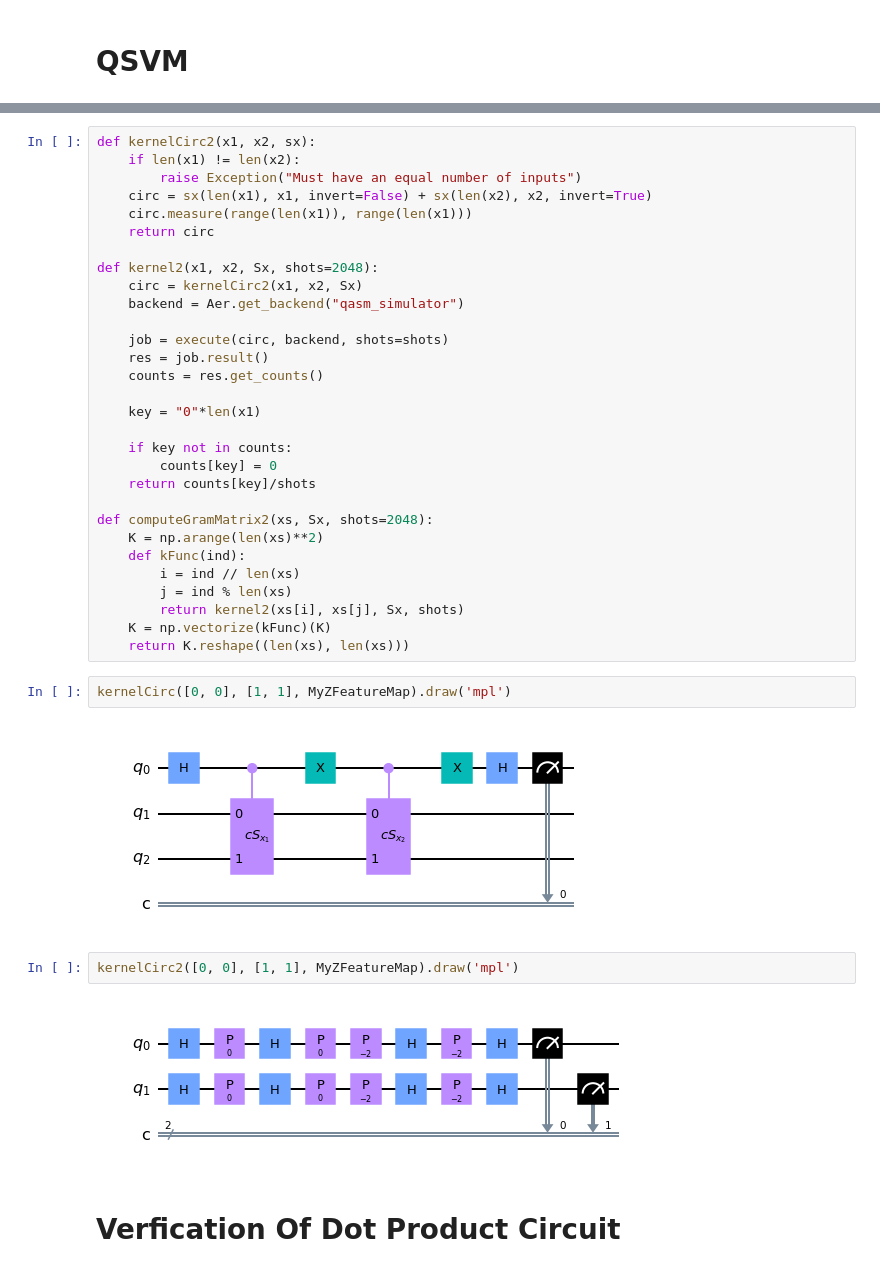
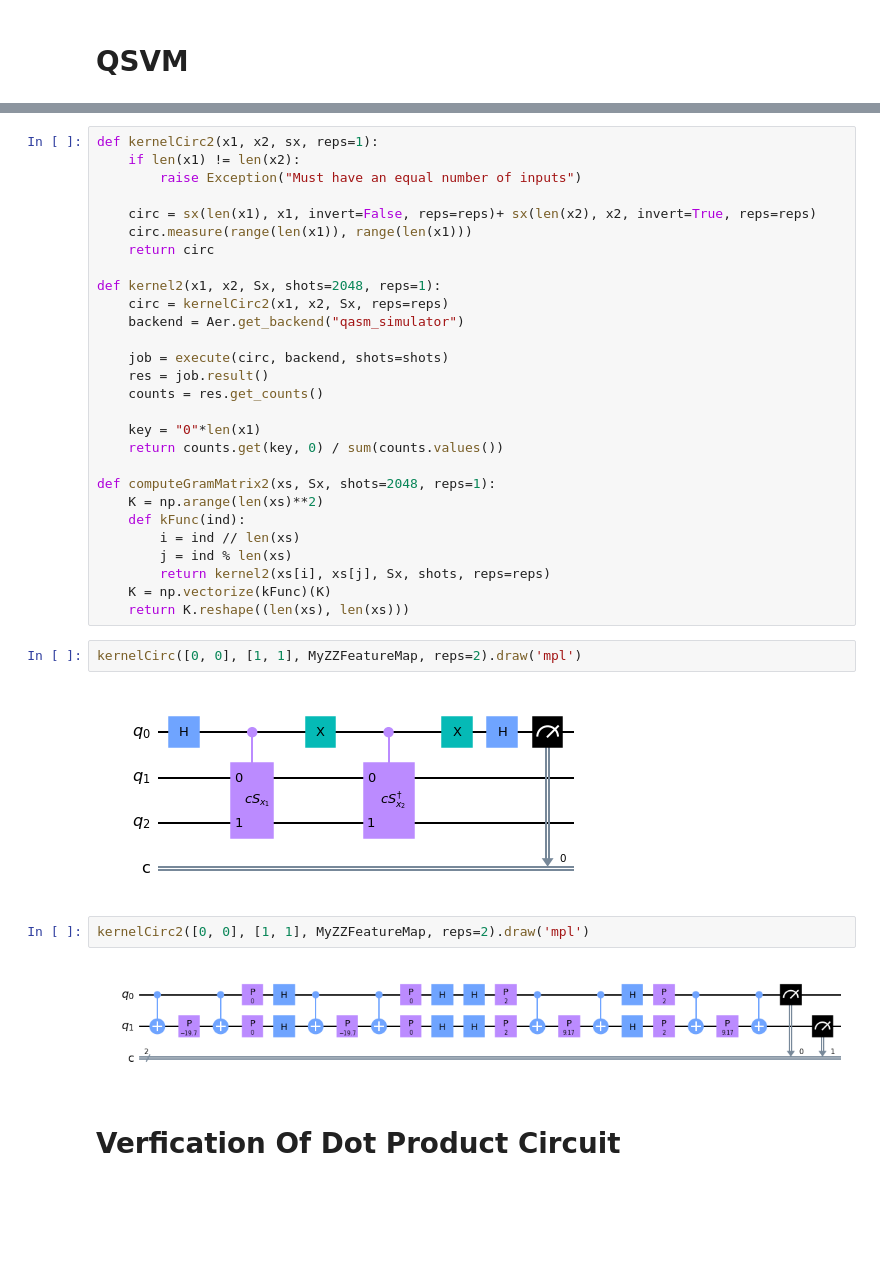
Before and after one commit to cwjsdsu/Qractice, a Jupyter notebook: Cole/VariationalQuantumClassifierPart2.ipynb, the cells around one changed output, grey strips where cells are left out. Drawn from its saved outputs; the diff is of its cells as text; blank space fills up the shorter version.

```diff
--- a/Cole/VariationalQuantumClassifierPart2.ipynb
+++ b/Cole/VariationalQuantumClassifierPart2.ipynb
@@ -612,15 +624,16 @@ def computeGramMatrix(xs, Sx, shots=2048):
     K = np.vectorize(kFunc)(K)
     return K.reshape((len(xs), len(xs)))
 # %%
-def kernelCirc2(x1, x2, sx):
+def kernelCirc2(x1, x2, sx, reps=1):
     if len(x1) != len(x2):
         raise Exception("Must have an equal number of inputs")
-    circ = sx(len(x1), x1, invert=False) + sx(len(x2), x2, invert=True)
+
+    circ = sx(len(x1), x1, invert=False, reps=reps)+ sx(len(x2), x2, invert=True, reps=reps)
     circ.measure(range(len(x1)), range(len(x1)))
     return circ
 
-def kernel2(x1, x2, Sx, shots=2048):
-    circ = kernelCirc2(x1, x2, Sx)
+def kernel2(x1, x2, Sx, shots=2048, reps=1):
+    circ = kernelCirc2(x1, x2, Sx, reps=reps)
     backend = Aer.get_backend("qasm_simulator")
 
     job = execute(circ, backend, shots=shots)
@@ -628,27 +641,24 @@ def kernel2(x1, x2, Sx, shots=2048):
     counts = res.get_counts()
 
     key = "0"*len(x1)
+    return counts.get(key, 0) / sum(counts.values())
 
-    if key not in counts:
-        counts[key] = 0
-    return counts[key]/shots
-
-def computeGramMatrix2(xs, Sx, shots=2048):
+def computeGramMatrix2(xs, Sx, shots=2048, reps=1):
     K = np.arange(len(xs)**2)
     def kFunc(ind):
         i = ind // len(xs)
         j = ind % len(xs)
-        return kernel2(xs[i], xs[j], Sx, shots)
+        return kernel2(xs[i], xs[j], Sx, shots, reps=reps)
     K = np.vectorize(kFunc)(K)
     return K.reshape((len(xs), len(xs)))
 # %%
-kernelCirc([0, 0], [1, 1], MyZFeatureMap).draw('mpl')
+kernelCirc([0, 0], [1, 1], MyZZFeatureMap, reps=2).draw('mpl')
 # %% [output]
-[figure, old version]
+[figure, new version]
 # %%
-kernelCirc2([0, 0], [1, 1], MyZFeatureMap).draw('mpl')
+kernelCirc2([0, 0], [1, 1], MyZZFeatureMap, reps=2).draw('mpl')
 # %% [output]
-[figure, old version]
+[figure, new version]
 # %% [markdown]
 # Verfication Of Dot Product Circuit
 
```
Also changed, not shown: parts of 19 cells of this notebook, 1 other file.
